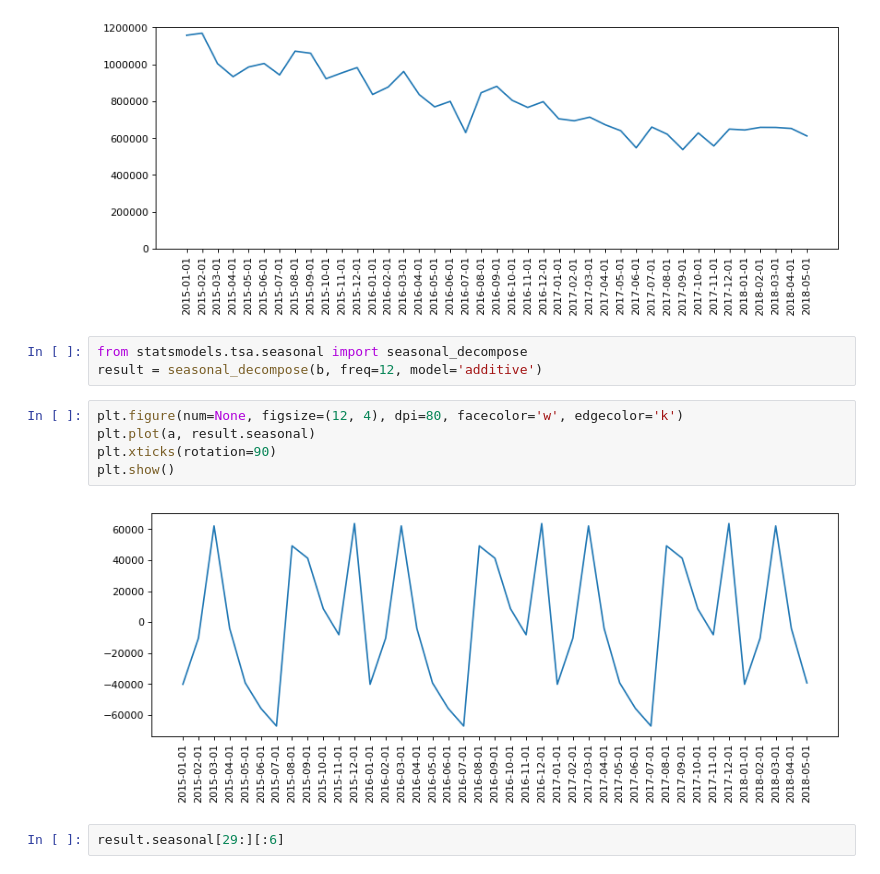
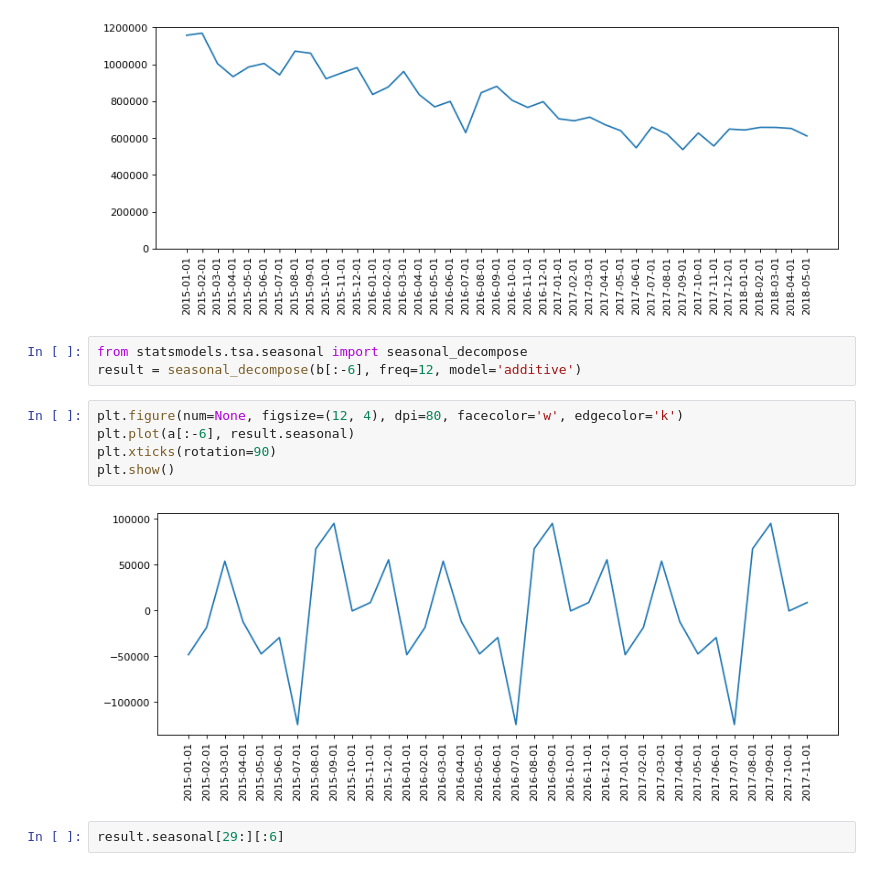
Before and after one commit to tbrownex/Hackett, a Jupyter notebook: Mastercard/getStream.ipynb, the cells around one changed output. Drawn from its saved outputs; the diff is of its cells as text.

```diff
--- a/Mastercard/getStream.ipynb
+++ b/Mastercard/getStream.ipynb
@@ -61,14 +61,14 @@ plt.show()
 [figure]
 # %%
 from statsmodels.tsa.seasonal import seasonal_decompose
-result = seasonal_decompose(b, freq=12, model='additive')
+result = seasonal_decompose(b[:-6], freq=12, model='additive')
 # %%
 plt.figure(num=None, figsize=(12, 4), dpi=80, facecolor='w', edgecolor='k')
-plt.plot(a, result.seasonal)
+plt.plot(a[:-6], result.seasonal)
 plt.xticks(rotation=90)
 plt.show()
 # %% [output]
-[figure, old version]
+[figure, new version]
 # %%
 result.seasonal[29:][:6]
 # %% [output]
```
Also changed, not shown: 7 other files.
